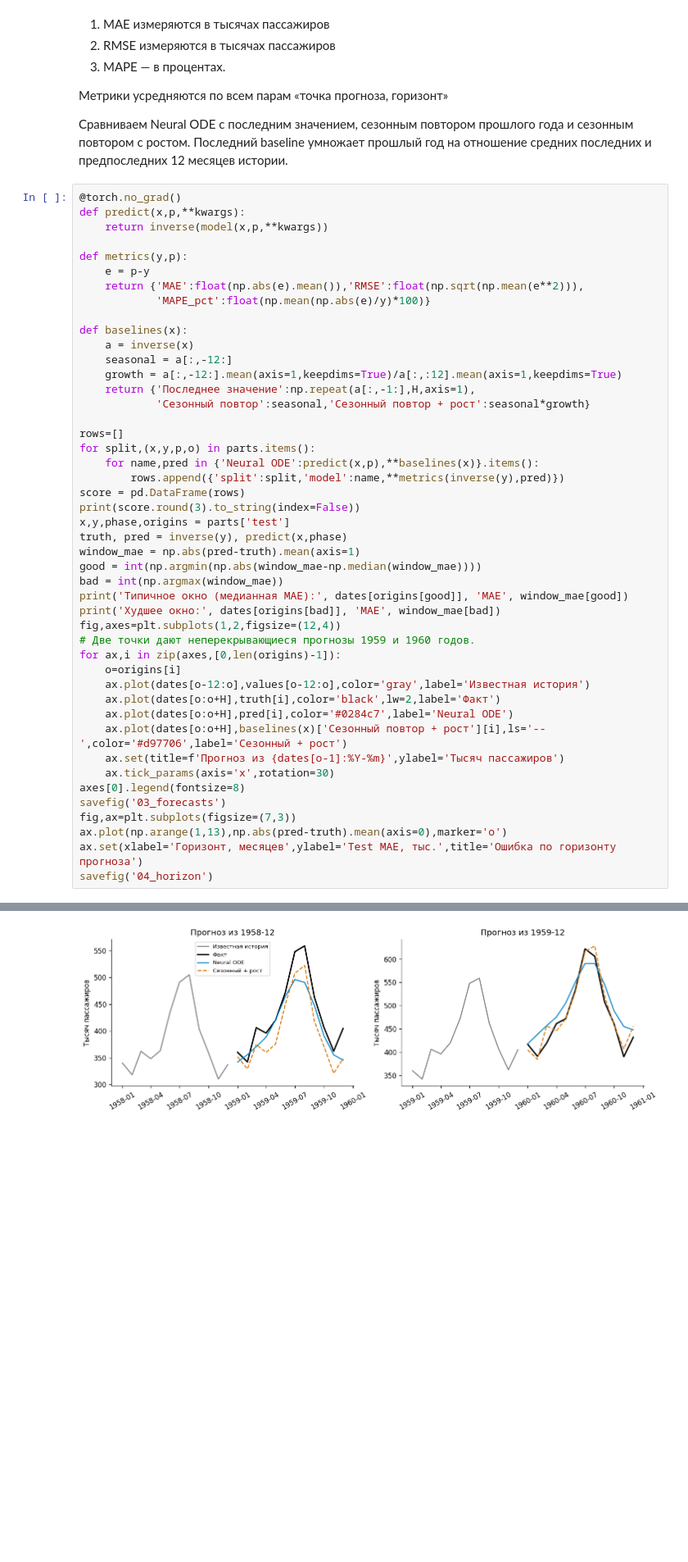
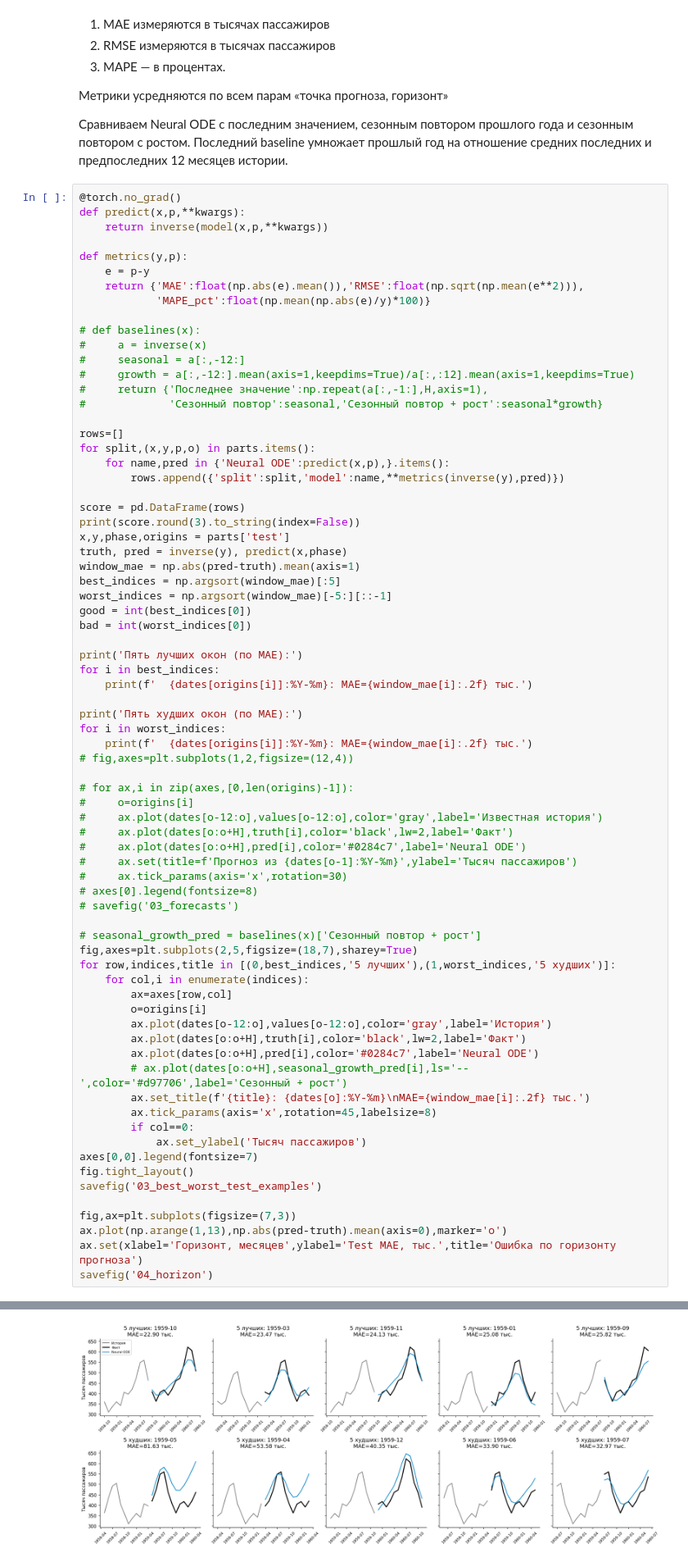
Before and after one commit to BorisVIkVik/NeuralODE-Validation-Lab, a Jupyter notebook: Лабораторная_2_Neural_ODE_AirPassengers.ipynb, the cells around one changed output, grey strips where cells are left out. Shown at 82% size. Cells and saved outputs as stored; diff of their text form; blank space fills up the shorter version.

```diff
--- a/Лабораторная_2_Neural_ODE_AirPassengers.ipynb
+++ b/Лабораторная_2_Neural_ODE_AirPassengers.ipynb
@@ -269,38 +293,65 @@ def metrics(y,p):
     return {'MAE':float(np.abs(e).mean()),'RMSE':float(np.sqrt(np.mean(e**2))),
             'MAPE_pct':float(np.mean(np.abs(e)/y)*100)}
 
-def baselines(x):
-    a = inverse(x)
-    seasonal = a[:,-12:]
-    growth = a[:,-12:].mean(axis=1,keepdims=True)/a[:,:12].mean(axis=1,keepdims=True)
-    return {'Последнее значение':np.repeat(a[:,-1:],H,axis=1),
-            'Сезонный повтор':seasonal,'Сезонный повтор + рост':seasonal*growth}
+# def baselines(x):
+#     a = inverse(x)
+#     seasonal = a[:,-12:]
+#     growth = a[:,-12:].mean(axis=1,keepdims=True)/a[:,:12].mean(axis=1,keepdims=True)
+#     return {'Последнее значение':np.repeat(a[:,-1:],H,axis=1),
+#             'Сезонный повтор':seasonal,'Сезонный повтор + рост':seasonal*growth}
 
 rows=[]
 for split,(x,y,p,o) in parts.items():
-    for name,pred in {'Neural ODE':predict(x,p),**baselines(x)}.items():
+    for name,pred in {'Neural ODE':predict(x,p),}.items():
         rows.append({'split':split,'model':name,**metrics(inverse(y),pred)})
+
 score = pd.DataFrame(rows)
 print(score.round(3).to_string(index=False))
 x,y,phase,origins = parts['test']
 truth, pred = inverse(y), predict(x,phase)
 window_mae = np.abs(pred-truth).mean(axis=1)
-good = int(np.argmin(np.abs(window_mae-np.median(window_mae))))
-bad = int(np.argmax(window_mae))
-print('Типичное окно (медианная MAE):', dates[origins[good]], 'MAE', window_mae[good])
-print('Худшее окно:', dates[origins[bad]], 'MAE', window_mae[bad])
-fig,axes=plt.subplots(1,2,figsize=(12,4))
-# Две точки дают неперекрывающиеся прогнозы 1959 и 1960 годов.
-for ax,i in zip(axes,[0,len(origins)-1]):
-    o=origins[i]
-    ax.plot(dates[o-12:o],values[o-12:o],color='gray',label='Известная история')
-    ax.plot(dates[o:o+H],truth[i],color='black',lw=2,label='Факт')
-    ax.plot(dates[o:o+H],pred[i],color='#0284c7',label='Neural ODE')
-    ax.plot(dates[o:o+H],baselines(x)['Сезонный повтор + рост'][i],ls='--',color='#d97706',label='Сезонный + рост')
-    ax.set(title=f'Прогноз из {dates[o-1]:%Y-%m}',ylabel='Тысяч пассажиров')
-    ax.tick_params(axis='x',rotation=30)
-axes[0].legend(fontsize=8)
-savefig('03_forecasts')
+best_indices = np.argsort(window_mae)[:5]
+worst_indices = np.argsort(window_mae)[-5:][::-1]
+good = int(best_indices[0])
+bad = int(worst_indices[0])
+
+print('Пять лучших окон (по MAE):')
+for i in best_indices:
+    print(f'  {dates[origins[i]]:%Y-%m}: MAE={window_mae[i]:.2f} тыс.')
+
+print('Пять худших окон (по MAE):')
+for i in worst_indices:
+    print(f'  {dates[origins[i]]:%Y-%m}: MAE={window_mae[i]:.2f} тыс.')
+# fig,axes=plt.subplots(1,2,figsize=(12,4))
+
+# for ax,i in zip(axes,[0,len(origins)-1]):
+#     o=origins[i]
+#     ax.plot(dates[o-12:o],values[o-12:o],color='gray',label='Известная история')
+#     ax.plot(dates[o:o+H],truth[i],color='black',lw=2,label='Факт')
+#     ax.plot(dates[o:o+H],pred[i],color='#0284c7',label='Neural ODE')
+#     ax.set(title=f'Прогноз из {dates[o-1]:%Y-%m}',ylabel='Тысяч пассажиров')
+#     ax.tick_params(axis='x',rotation=30)
+# axes[0].legend(fontsize=8)
+# savefig('03_forecasts')
+
+# seasonal_growth_pred = baselines(x)['Сезонный повтор + рост']
+fig,axes=plt.subplots(2,5,figsize=(18,7),sharey=True)
+for row,indices,title in [(0,best_indices,'5 лучших'),(1,worst_indices,'5 худших')]:
+    for col,i in enumerate(indices):
+        ax=axes[row,col]
+        o=origins[i]
+        ax.plot(dates[o-12:o],values[o-12:o],color='gray',label='История')
+        ax.plot(dates[o:o+H],truth[i],color='black',lw=2,label='Факт')
+        ax.plot(dates[o:o+H],pred[i],color='#0284c7',label='Neural ODE')
+        # ax.plot(dates[o:o+H],seasonal_growth_pred[i],ls='--',color='#d97706',label='Сезонный + рост')
+        ax.set_title(f'{title}: {dates[o]:%Y-%m}\nMAE={window_mae[i]:.2f} тыс.')
+        ax.tick_params(axis='x',rotation=45,labelsize=8)
+        if col==0:
+            ax.set_ylabel('Тысяч пассажиров')
+axes[0,0].legend(fontsize=7)
+fig.tight_layout()
+savefig('03_best_worst_test_examples')
+
 fig,ax=plt.subplots(figsize=(7,3))
 ax.plot(np.arange(1,13),np.abs(pred-truth).mean(axis=0),marker='o')
 ax.set(xlabel='Горизонт, месяцев',ylabel='Test MAE, тыс.',title='Ошибка по горизонту прогноза')
@@ -324,4 +376,4 @@ validation Сезонный повтор + рост 18.922 24.067     5.107
-[figure, old version]
+[figure, new version]
 [figure]
 # %% [markdown]
 ## Контролируемое нарушение входных данных
```
Also changed, not shown: parts of 10 cells of this notebook, 1 other file.
